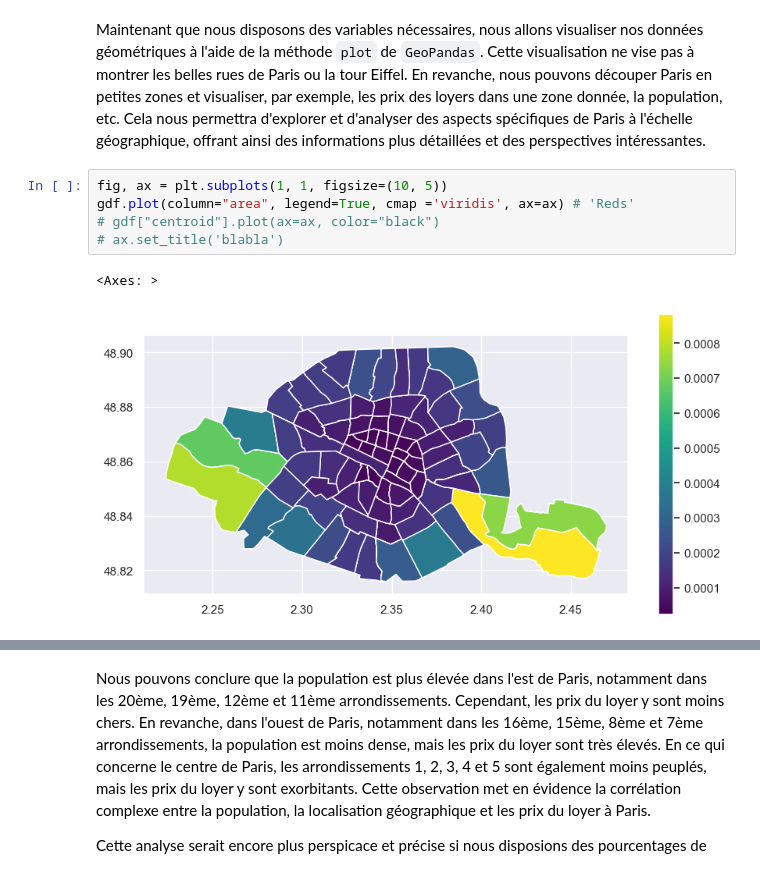
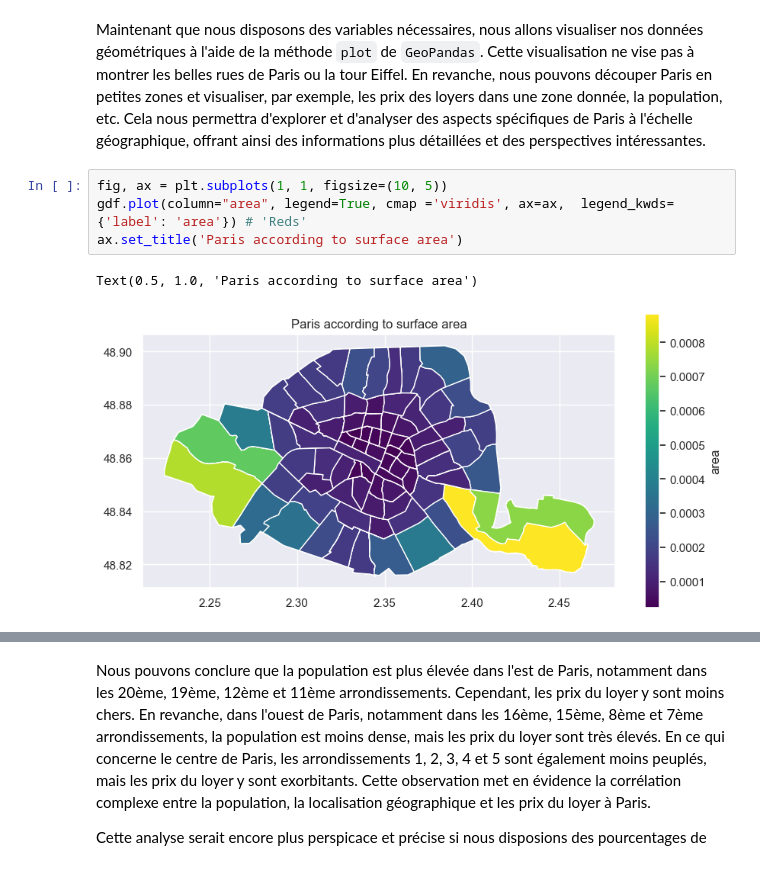
Before and after one commit to BranisGh/Data-Science-Projects, a Jupyter notebook: paris_housing.ipynb, the cells around one changed output, grey strips where cells are left out. Saved outputs shown, nothing was run; the diff lists cells and outputs as text.

```diff
--- a/paris_housing.ipynb
+++ b/paris_housing.ipynb
@@ -331,10 +349,9 @@ gdf.head(5)
 Maintenant que nous disposons des variables nécessaires, nous allons visualiser nos données géométriques à l'aide de la méthode `plot` de `GeoPandas`. Cette visualisation ne vise pas à montrer les belles rues de Paris ou la tour Eiffel. En revanche, nous pouvons découper Paris en petites zones et visualiser, par exemple, les prix des loyers dans une zone donnée, la population, etc. Cela nous permettra d'explorer et d'analyser des aspects spécifiques de Paris à l'échelle géographique, offrant ainsi des informations plus détaillées et des perspectives intéressantes.
 # %%
 fig, ax = plt.subplots(1, 1, figsize=(10, 5))
-gdf.plot(column="area", legend=True, cmap ='viridis', ax=ax) # 'Reds'
-# gdf["centroid"].plot(ax=ax, color="black")
-# ax.set_title('blabla')
+gdf.plot(column="area", legend=True, cmap ='viridis', ax=ax,  legend_kwds={'label': 'area'}) # 'Reds'
+ax.set_title('Paris according to surface area')
 # %% [output]
-<Axes: >
+Text(0.5, 1.0, 'Paris according to surface area')
-[figure, old version]
+[figure, new version]
 # %% [markdown]
```
Also changed, not shown: parts of 20 cells of this notebook.
